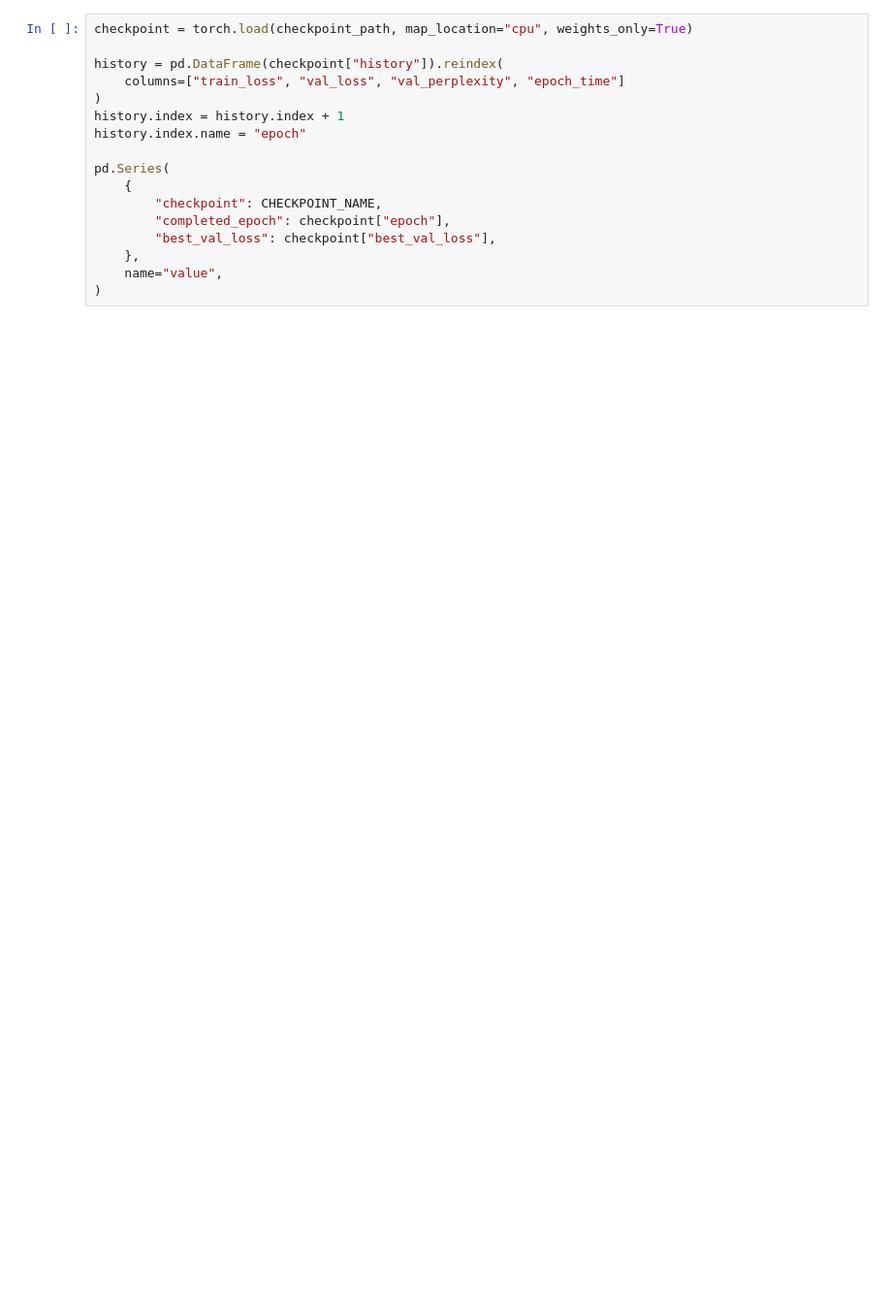
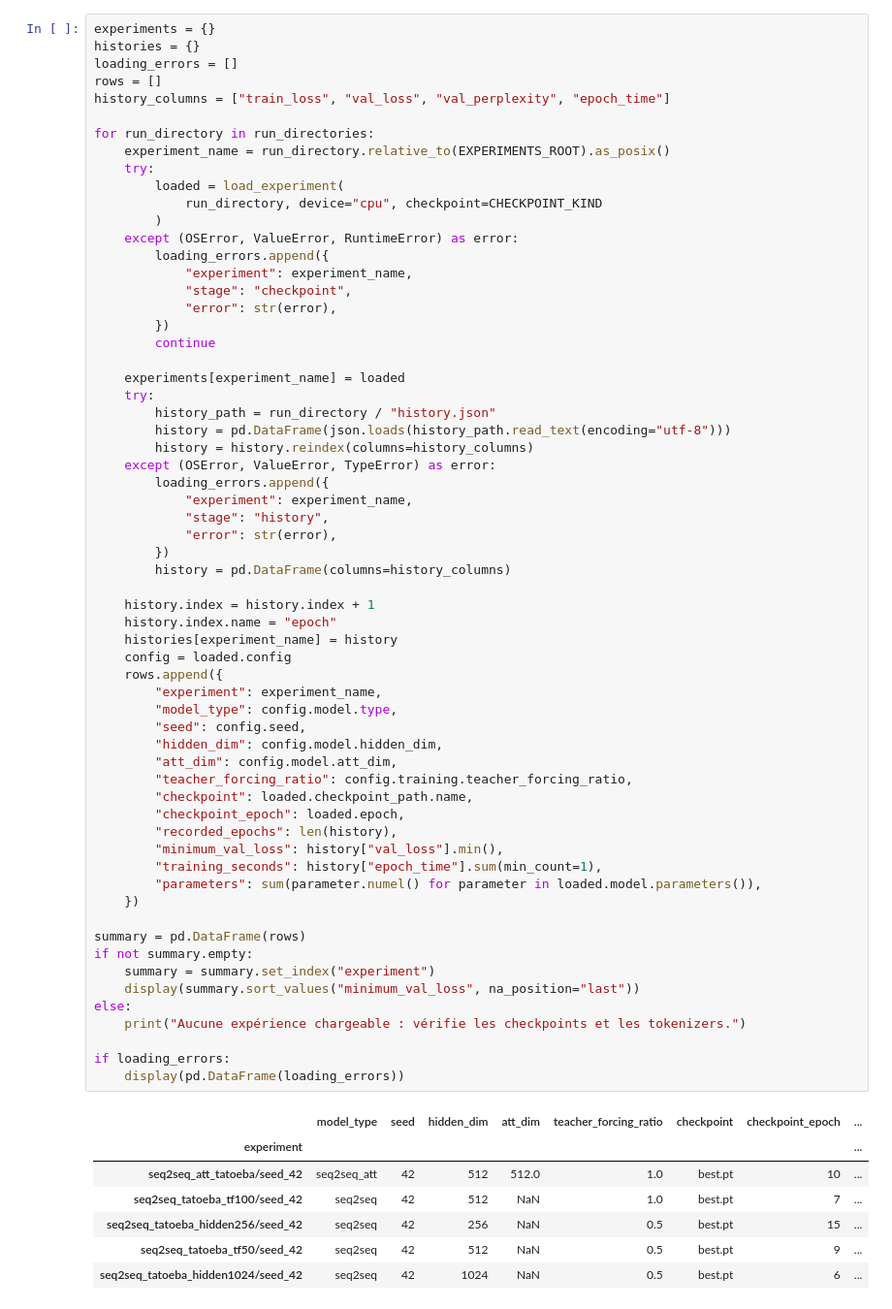
Before and after one commit to desire-del/machine-translation, a Jupyter notebook: notebooks/02_seq2seq_results.ipynb, the cells around one changed output. Shown at 97% size. Saved outputs shown, nothing was run; the diff lists cells and outputs as text; blank space fills up the shorter version.

```diff
--- a/notebooks/02_seq2seq_results.ipynb
+++ b/notebooks/02_seq2seq_results.ipynb
@@ -34,18 +37,71 @@ checkpoint_path
 # %%
-checkpoint = torch.load(checkpoint_path, map_location="cpu", weights_only=True)
+experiments = {}
+histories = {}
+loading_errors = []
+rows = []
+history_columns = ["train_loss", "val_loss", "val_perplexity", "epoch_time"]
 
-history = pd.DataFrame(checkpoint["history"]).reindex(
-    columns=["train_loss", "val_loss", "val_perplexity", "epoch_time"]
-)
-history.index = history.index + 1
-history.index.name = "epoch"
+for run_directory in run_directories:
+    experiment_name = run_directory.relative_to(EXPERIMENTS_ROOT).as_posix()
+    try:
+        loaded = load_experiment(
+            run_directory, device="cpu", checkpoint=CHECKPOINT_KIND
+        )
+    except (OSError, ValueError, RuntimeError) as error:
+        loading_errors.append({
+            "experiment": experiment_name,
+            "stage": "checkpoint",
+            "error": str(error),
+        })
+        continue
 
-pd.Series(
-    {
-        "checkpoint": CHECKPOINT_NAME,
-        "completed_epoch": checkpoint["epoch"],
-        "best_val_loss": checkpoint["best_val_loss"],
-    },
-    name="value",
-)
+    experiments[experiment_name] = loaded
+    try:
+        history_path = run_directory / "history.json"
+        history = pd.DataFrame(json.loads(history_path.read_text(encoding="utf-8")))
+        history = history.reindex(columns=history_columns)
+    except (OSError, ValueError, TypeError) as error:
+        loading_errors.append({
+            "experiment": experiment_name,
+            "stage": "history",
+            "error": str(error),
+        })
+        history = pd.DataFrame(columns=history_columns)
+
+    history.index = history.index + 1
+    history.index.name = "epoch"
+    histories[experiment_name] = history
+    config = loaded.config
+    rows.append({
+        "experiment": experiment_name,
+        "model_type": config.model.type,
+        "seed": config.seed,
+        "hidden_dim": config.model.hidden_dim,
+        "att_dim": config.model.att_dim,
+        "teacher_forcing_ratio": config.training.teacher_forcing_ratio,
+        "checkpoint": loaded.checkpoint_path.name,
+        "checkpoint_epoch": loaded.epoch,
+        "recorded_epochs": len(history),
+        "minimum_val_loss": history["val_loss"].min(),
+        "training_seconds": history["epoch_time"].sum(min_count=1),
+        "parameters": sum(parameter.numel() for parameter in loaded.model.parameters()),
+    })
+
+summary = pd.DataFrame(rows)
+if not summary.empty:
+    summary = summary.set_index("experiment")
+    display(summary.sort_values("minimum_val_loss", na_position="last"))
+else:
+    print("Aucune expérience chargeable : vérifie les checkpoints et les tokenizers.")
+
+if loading_errors:
+    display(pd.DataFrame(loading_errors))
+# %% [output]
+|  | model_type | seed | hidden_dim | att_dim | teacher_forcing_ratio | checkpoint | checkpoint_epoch | ... |
+| experiment |  |  |  |  |  |  |  | ... |
+| seq2seq_att_tatoeba/seed_42 | seq2seq_att | 42 | 512 | 512.0 | 1.0 | best.pt | 10 | ... |
+| seq2seq_tatoeba_tf100/seed_42 | seq2seq | 42 | 512 | NaN | 1.0 | best.pt | 7 | ... |
+| seq2seq_tatoeba_hidden256/seed_42 | seq2seq | 42 | 256 | NaN | 0.5 | best.pt | 15 | ... |
+| seq2seq_tatoeba_tf50/seed_42 | seq2seq | 42 | 512 | NaN | 0.5 | best.pt | 9 | ... |
+| seq2seq_tatoeba_hidden1024/seed_42 | seq2seq | 42 | 1024 | NaN | 0.5 | best.pt | 6 | ... |
 # %% [markdown]
```
Also changed, not shown: parts of 11 cells of this notebook, 7 other files.
